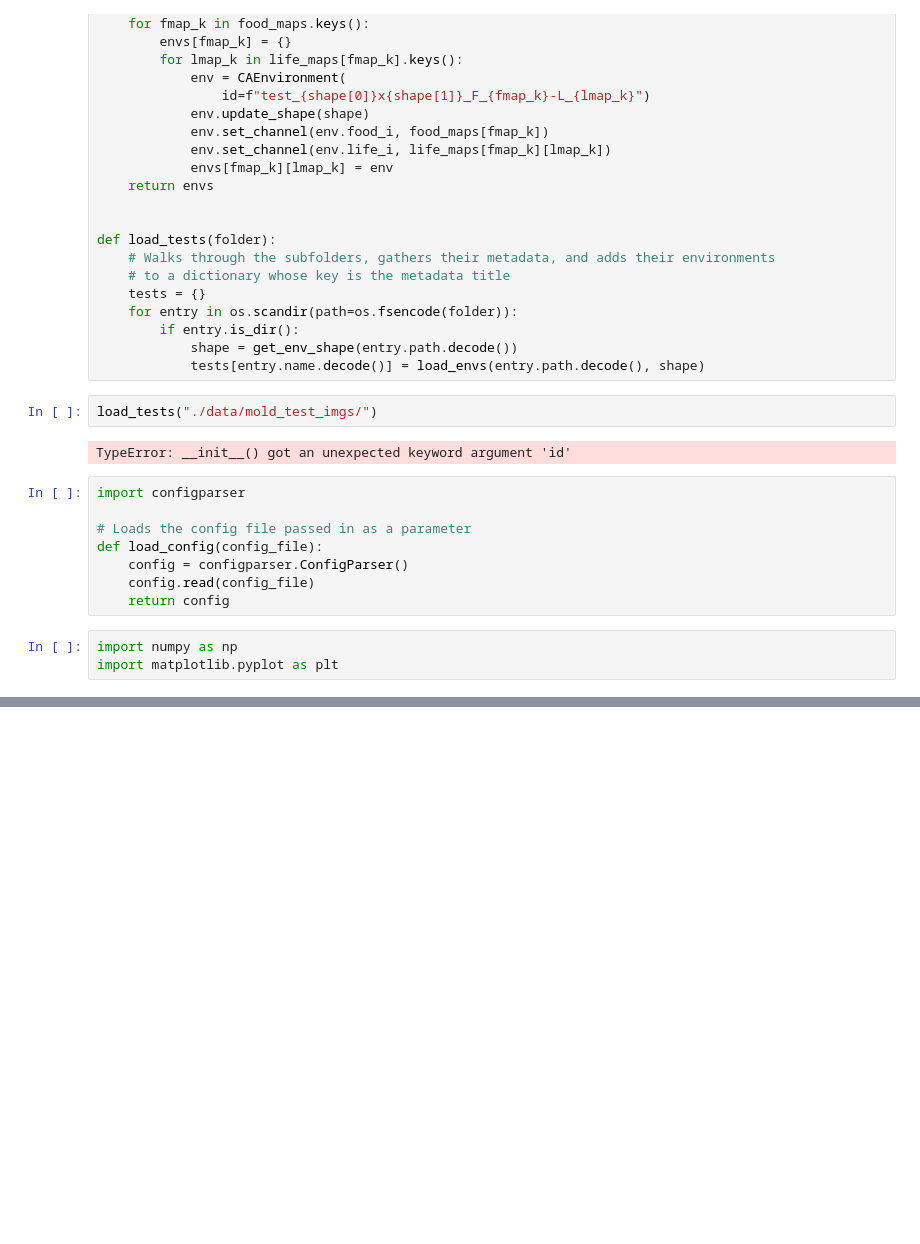
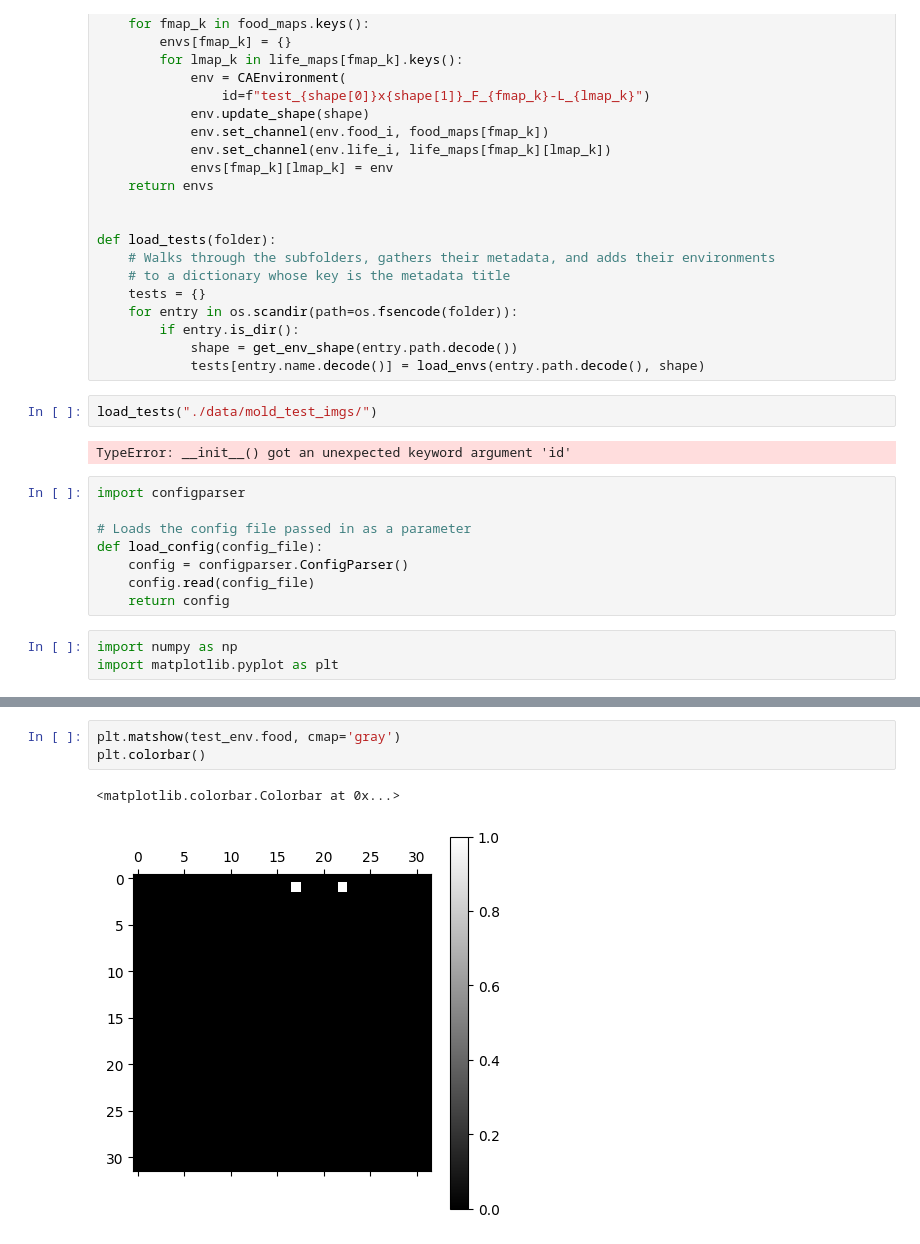
Before and after one commit to abarbieu/slime_mold_nca, a Jupyter notebook: playground.ipynb, the cells around one changed output, grey strips where cells are left out. Drawn from its saved outputs; the diff is of its cells as text; blank space fills up the shorter version.

```diff
--- a/playground.ipynb
+++ b/playground.ipynb
@@ -78,0 +99,6 @@ f()
+# %%
+plt.matshow(test_env.food, cmap='gray')
+plt.colorbar()
+# %% [output]
+<matplotlib.colorbar.Colorbar at 0x...>
+[figure, added]
```
Also changed, not shown: parts of 9 cells of this notebook.
